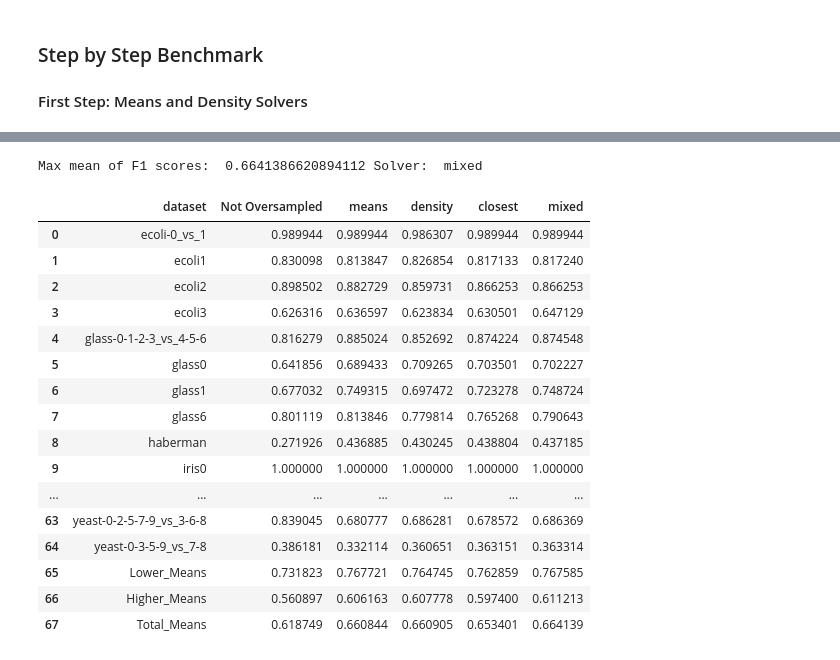
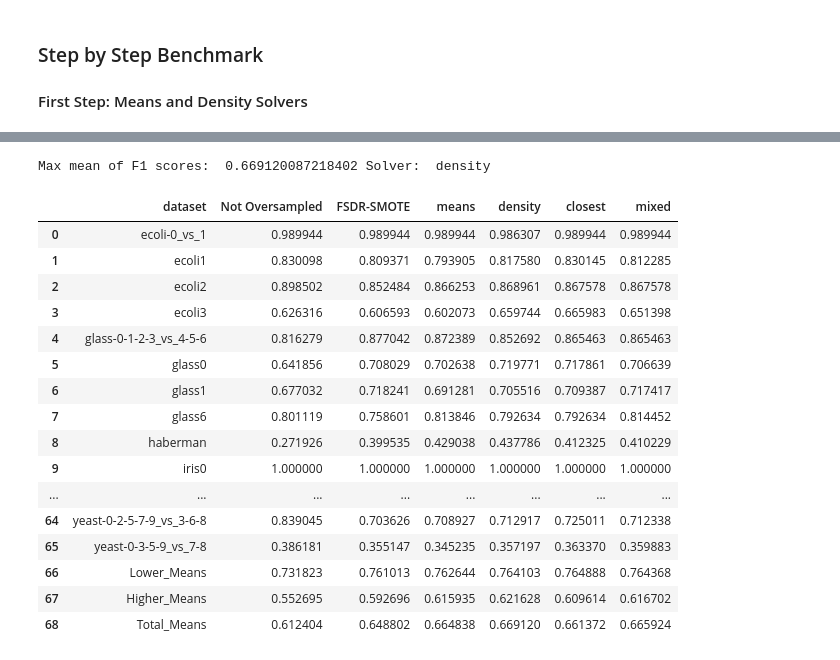
Before and after one commit to UnaiLalana/DAB-SMOTE, a Jupyter notebook: notebooks/benchmarks/StatisticalBenchmarkEvaluation.ipynb, the cells around one changed output, grey strips where cells are left out. Saved outputs shown, nothing was run; the diff lists cells and outputs as text; code cells hidden in the pictures.

```diff
--- a/notebooks/benchmarks/StatisticalBenchmarkEvaluation.ipynb
+++ b/notebooks/benchmarks/StatisticalBenchmarkEvaluation.ipynb
@@ -152,10 +153,10 @@ import numpy as np
 import pandas as pd
 from tqdm import tqdm
 
-def benchmark(root_paths, param_name, methods, fixed_params, alpha=0.05, progress=False):
+def benchmark(root_paths, param_name, methods, fixed_params, alpha=0.05, progress=False, selected_columns=["Not Oversampled", "FSDR-SMOTE"]):
 
     global_df_list = []
-    methods = ["Not Oversampled"] + methods
+    methods = selected_columns + methods
     for root_path in root_paths:
         dataframe_names = []
 
@@ -185,6 +186,9 @@ def benchmark(root_paths, param_name, methods, fixed_params, alpha=0.05, progres
                     if method == "Not Oversampled":
                         newX = train[i].data
                         newY = train[i].target
+                    elif method == "FSDR-SMOTE":
+                        fsdr = FSDR_SMOTE.FSDR_SMOTE(distMethod="euclidean", p=2, k=1, X=train[i].data, y=train[i].target)
+                        newX, newY = fsdr.fit_resample()
                     else:
                         dab = DAB_SMOTE.DAB_SMOTE(**{param_name: method}, **fixed_params)
                         newX, newY = dab.fit_resample(train[i].data, train[i].target)
@@ -224,10 +228,11 @@ def benchmark(root_paths, param_name, methods, fixed_params, alpha=0.05, progres
             print(f"Best method according to Holm: {best_method}")
 
         # Wilcoxon test for method pairs (only if there are 2 methods)
+    print(final_df)
     if len(methods) == 2 and progress:
         print("\n--- Wilcoxon Test ---")
-        w_wilcoxon, p_value, cv_alpha_selected, hypothesis, r_plus, r_minus = wilconxon(final_df.iloc[:, 0:])
+        w_wilcoxon, p_value, cv_alpha_selected, hypothesis, r_plus, r_minus = wilconxon(final_df.iloc[:, 1:])
         print('{} with p-value {}'.format(hypothesis, p_value))
-        print('Ranks: {} {} and {} {}'.format(selected_columns[0], r_plus, selected_columns[1], r_minus))
+        print('Ranks: {} {} and {} {}'.format(methods[0], r_plus, methods[1], r_minus))
 
     return final_df
@@ -414,8 +242,7 @@ Max mean of F1 scores: 0.6562 | Best params: frozenset({('solver', 'means'), ('e
 #### First Step: Means and Density Solvers ####
 # %%
 solvers = ["means", "density", "closest", "mixed"]
-fixed_params = {
-}
+fixed_params = {"k":0.5}
 df = benchmark(["./../../data/benchmarks/imb_IRLowerThan9/", "./../../data/benchmarks/imb_IRHigherThan9p1/", "./../../data/benchmarks/imb_IRHigherThan9p2/"], "solver", solvers, fixed_params, progress=True)
 # %% [output]
 --- Friedman Test ---
@@ -428,34 +266,35 @@ Best method according to Holm:  means
 # %%
-comp = ["Not Oversampled"] + solvers
+means_total = df.iloc[:, 1:].mean(axis=0)
+comp = ["Not Oversampled", "FSDR"] + solvers
 print("Max mean of F1 scores: ", means_total.max(), "Solver: ", comp[means_total.argmax()])
 
 lower_means = df.iloc[0:22, 1:].mean(axis=0)
 higher_means = df.iloc[22:, 1:].mean(axis=0)
 
 lower_means_row = pd.DataFrame([['Lower_Means'] + lower_means.tolist()], columns=df.columns)
 higher_means_row = pd.DataFrame([['Higher_Means'] + higher_means.tolist()], columns=df.columns)
 means_total_row = pd.DataFrame([['Total_Means'] + means_total.tolist()], columns=df.columns)
 
 df_with_means = pd.concat([df, lower_means_row, higher_means_row, means_total_row], ignore_index=True)
 
 df_with_means_color = df_with_means.style.apply(highlight_max, axis=1)
 df_with_means_color
 # %% [output]
-Max mean of F1 scores:  0.6641386620894112 Solver:  mixed
+Max mean of F1 scores:  0.669120087218402 Solver:  density
-|  | dataset | Not Oversampled | means | density | closest | mixed |
-| 0 | ecoli-0_vs_1 | 0.989944 | 0.989944 | 0.986307 | 0.989944 | 0.989944 |
-| 1 | ecoli1 | 0.830098 | 0.813847 | 0.826854 | 0.817133 | 0.817240 |
-| 2 | ecoli2 | 0.898502 | 0.882729 | 0.859731 | 0.866253 | 0.866253 |
-| 3 | ecoli3 | 0.626316 | 0.636597 | 0.623834 | 0.630501 | 0.647129 |
-| 4 | glass-0-1-2-3_vs_4-5-6 | 0.816279 | 0.885024 | 0.852692 | 0.874224 | 0.874548 |
-| 5 | glass0 | 0.641856 | 0.689433 | 0.709265 | 0.703501 | 0.702227 |
-| 6 | glass1 | 0.677032 | 0.749315 | 0.697472 | 0.723278 | 0.748724 |
-| 7 | glass6 | 0.801119 | 0.813846 | 0.779814 | 0.765268 | 0.790643 |
-| 8 | haberman | 0.271926 | 0.436885 | 0.430245 | 0.438804 | 0.437185 |
-| 9 | iris0 | 1.000000 | 1.000000 | 1.000000 | 1.000000 | 1.000000 |
-| ... | ... | ... | ... | ... | ... | ... |
-| 63 | yeast-0-2-5-7-9_vs_3-6-8 | 0.839045 | 0.680777 | 0.686281 | 0.678572 | 0.686369 |
-| 64 | yeast-0-3-5-9_vs_7-8 | 0.386181 | 0.332114 | 0.360651 | 0.363151 | 0.363314 |
-| 65 | Lower_Means | 0.731823 | 0.767721 | 0.764745 | 0.762859 | 0.767585 |
-| 66 | Higher_Means | 0.560897 | 0.606163 | 0.607778 | 0.597400 | 0.611213 |
-| 67 | Total_Means | 0.618749 | 0.660844 | 0.660905 | 0.653401 | 0.664139 |
+|  | dataset | Not Oversampled | FSDR-SMOTE | means | density | closest | mixed |
+| 0 | ecoli-0_vs_1 | 0.989944 | 0.989944 | 0.989944 | 0.986307 | 0.989944 | 0.989944 |
+| 1 | ecoli1 | 0.830098 | 0.809371 | 0.793905 | 0.817580 | 0.830145 | 0.812285 |
+| 2 | ecoli2 | 0.898502 | 0.852484 | 0.866253 | 0.868961 | 0.867578 | 0.867578 |
+| 3 | ecoli3 | 0.626316 | 0.606593 | 0.602073 | 0.659744 | 0.665983 | 0.651398 |
+| 4 | glass-0-1-2-3_vs_4-5-6 | 0.816279 | 0.877042 | 0.872389 | 0.852692 | 0.865463 | 0.865463 |
+| 5 | glass0 | 0.641856 | 0.708029 | 0.702638 | 0.719771 | 0.717861 | 0.706639 |
+| 6 | glass1 | 0.677032 | 0.718241 | 0.691281 | 0.705516 | 0.709387 | 0.717417 |
+| 7 | glass6 | 0.801119 | 0.758601 | 0.813846 | 0.792634 | 0.792634 | 0.814452 |
+| 8 | haberman | 0.271926 | 0.399535 | 0.429038 | 0.437786 | 0.412325 | 0.410229 |
+| 9 | iris0 | 1.000000 | 1.000000 | 1.000000 | 1.000000 | 1.000000 | 1.000000 |
+| ... | ... | ... | ... | ... | ... | ... | ... |
+| 64 | yeast-0-2-5-7-9_vs_3-6-8 | 0.839045 | 0.703626 | 0.708927 | 0.712917 | 0.725011 | 0.712338 |
+| 65 | yeast-0-3-5-9_vs_7-8 | 0.386181 | 0.355147 | 0.345235 | 0.357197 | 0.363370 | 0.359883 |
+| 66 | Lower_Means | 0.731823 | 0.761013 | 0.762644 | 0.764103 | 0.764888 | 0.764368 |
+| 67 | Higher_Means | 0.552695 | 0.592696 | 0.615935 | 0.621628 | 0.609614 | 0.616702 |
+| 68 | Total_Means | 0.612404 | 0.648802 | 0.664838 | 0.669120 | 0.661372 | 0.665924 |
```
Also changed, not shown: parts of 9 cells of this notebook, 3 other files.
